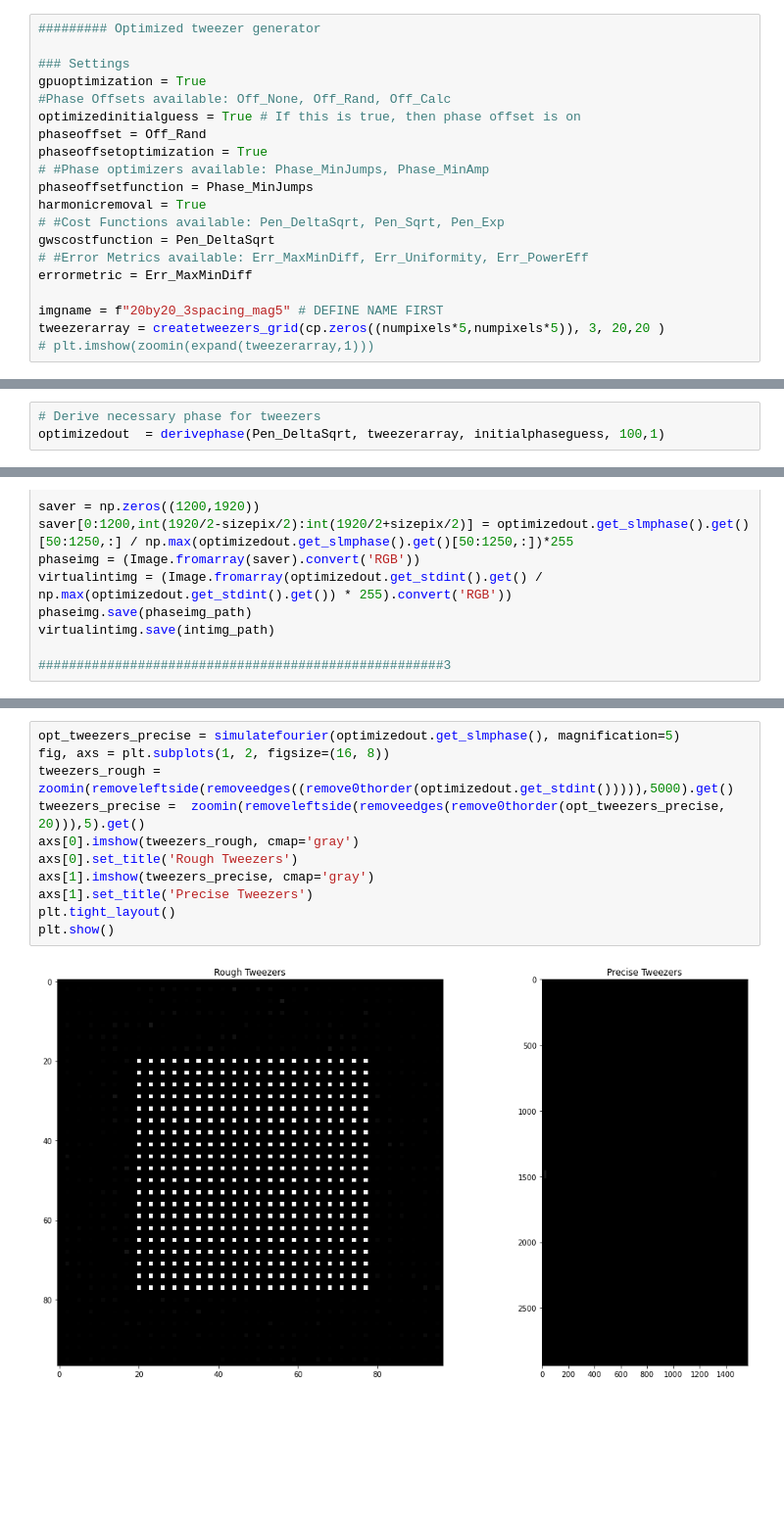
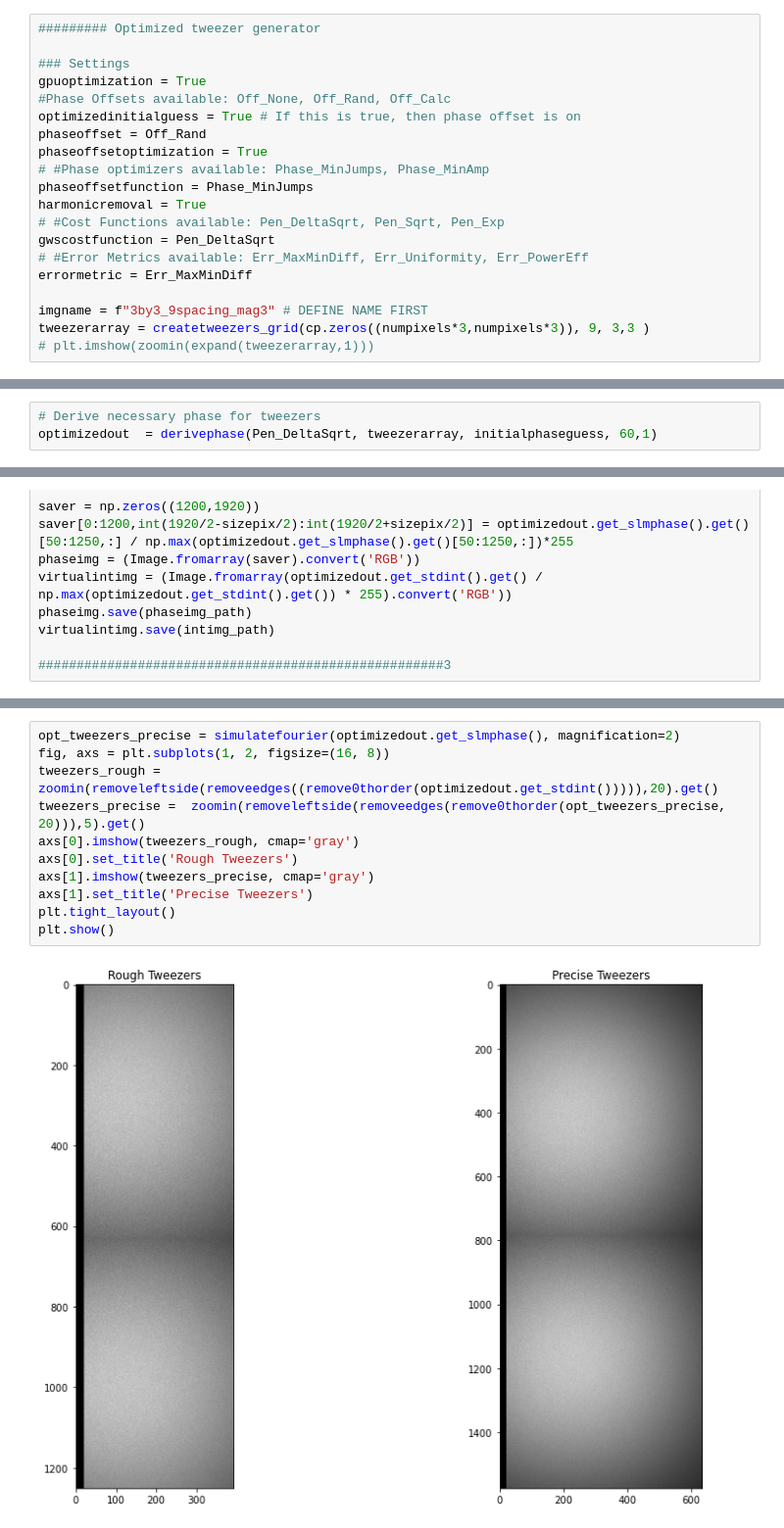
Before and after one commit to nsong03/Ultracold-Research, a Jupyter notebook: GWS-Summer2024/tweezergeneration_simulation.ipynb, the cells around one changed output, grey strips where cells are left out. Shown at 98% size. Saved outputs shown, nothing was run; the diff lists cells and outputs as text; blank space fills up the shorter version.

```diff
--- a/GWS-Summer2024/tweezergeneration_simulation.ipynb
+++ b/GWS-Summer2024/tweezergeneration_simulation.ipynb
@@ -855,8 +900,8 @@ gwscostfunction = Pen_DeltaSqrt
 # #Error Metrics available: Err_MaxMinDiff, Err_Uniformity, Err_PowerEff
 errormetric = Err_MaxMinDiff
 
-imgname = f"20by20_3spacing_mag5" # DEFINE NAME FIRST
-tweezerarray = createtweezers_grid(cp.zeros((numpixels*5,numpixels*5)), 3, 20,20 )
+imgname = f"3by3_9spacing_mag3" # DEFINE NAME FIRST
+tweezerarray = createtweezers_grid(cp.zeros((numpixels*3,numpixels*3)), 9, 3,3 )
 # plt.imshow(zoomin(expand(tweezerarray,1)))
 # %%
 # Get the kvectors from the tweezer array
@@ -870,5 +915,5 @@ kvector_initoffsets = Off_Calc(kvector_tweezers.get_magnitude(0), kvector_tweeze
 initialphaseguess = create_phasemap(kvector_tweezers, kvector_initoffsets, wavetype=makesawtooth, opton=True, opttype=Phase_MinAmp, optiter=10)
 # %%
 # Derive necessary phase for tweezers
-optimizedout  = derivephase(Pen_DeltaSqrt, tweezerarray, initialphaseguess, 100,1)
+optimizedout  = derivephase(Pen_DeltaSqrt, tweezerarray, initialphaseguess, 60,1)
 # %%
@@ -934,13 +964,13 @@ for i, label in enumerate(labels):
 # %%
-opt_tweezers_precise = simulatefourier(optimizedout.get_slmphase(), magnification=5)
+opt_tweezers_precise = simulatefourier(optimizedout.get_slmphase(), magnification=2)
 fig, axs = plt.subplots(1, 2, figsize=(16, 8))
-tweezers_rough = zoomin(removeleftside(removeedges((remove0thorder(optimizedout.get_stdint())))),5000).get()
+tweezers_rough = zoomin(removeleftside(removeedges((remove0thorder(optimizedout.get_stdint())))),20).get()
 tweezers_precise =  zoomin(removeleftside(removeedges(remove0thorder(opt_tweezers_precise, 20))),5).get()
 axs[0].imshow(tweezers_rough, cmap='gray')
 axs[0].set_title('Rough Tweezers')
 axs[1].imshow(tweezers_precise, cmap='gray')
 axs[1].set_title('Precise Tweezers')
 plt.tight_layout()
 plt.show()
 # %% [output]
-[figure, old version]
+[figure, new version]
```
Also changed, not shown: parts of 9 cells of this notebook, 4 other files.
